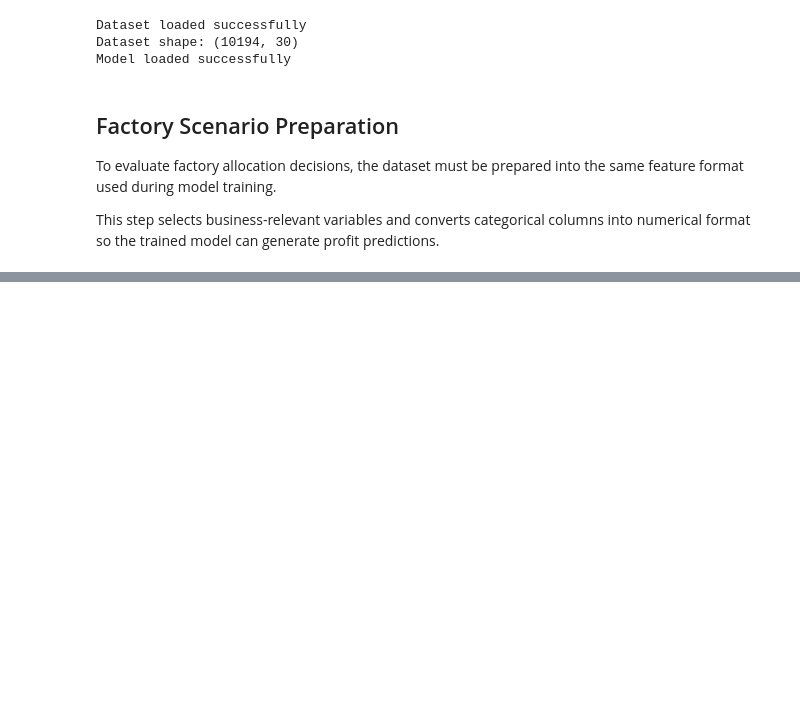
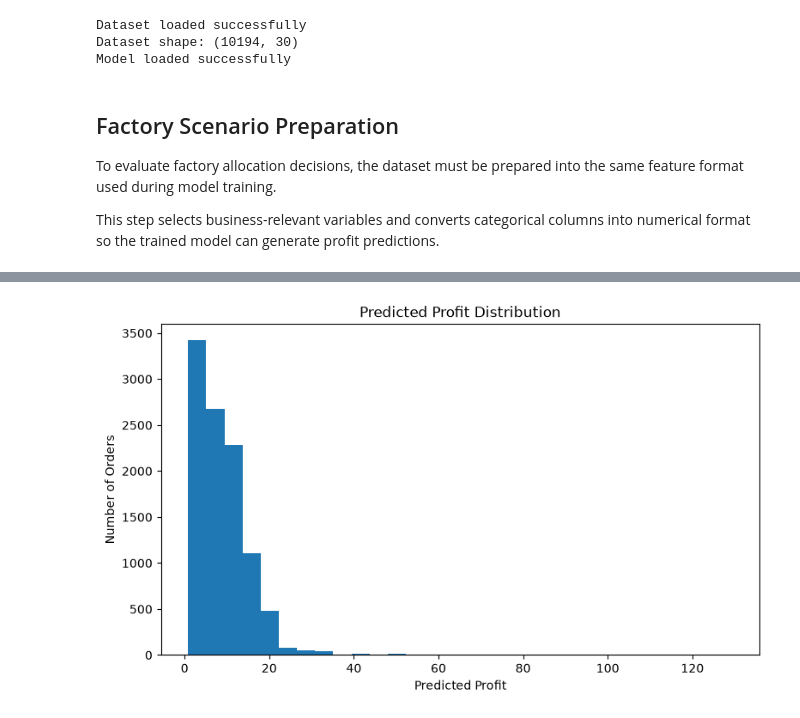
Before and after one commit to AN-ai-del/nassau-candy-factory-optimization, a Jupyter notebook: notebooks/05_Factory_Optimization.ipynb, the cells around one changed output, grey strips where cells are left out. Saved outputs shown, nothing was run; the diff lists cells and outputs as text; code cells hidden in the pictures; blank space fills up the shorter version.

```diff
--- a/notebooks/05_Factory_Optimization.ipynb
+++ b/notebooks/05_Factory_Optimization.ipynb
@@ -84,0 +77,17 @@ Scenario feature matrix shape: (10194, 16)
+# %%
+# Generate predicted profit
+
+predicted_profit = model.predict(X_encoded)
+
+df["Predicted Profit"] = predicted_profit
+
+print("Predictions generated successfully.")
+print()
+
+print(df[[
+    "Sales",
+    "Cost",
+    "Region",
+    "Ship Mode",
+    "Predicted Profit"
+]].head())
@@ -84,0 +177,17 @@ Scenario feature matrix shape: (10194, 16)
+# %%
+import matplotlib.pyplot as plt
+
+plt.figure(figsize=(9,5))
+
+plt.hist(
+    df["Predicted Profit"],
+    bins=30
+)
+
+plt.title("Predicted Profit Distribution")
+plt.xlabel("Predicted Profit")
+plt.ylabel("Number of Orders")
+
+plt.show()
+# %% [output]
+[figure, added]
```
Also changed, not shown: parts of 17 cells of this notebook, 1 other file.
